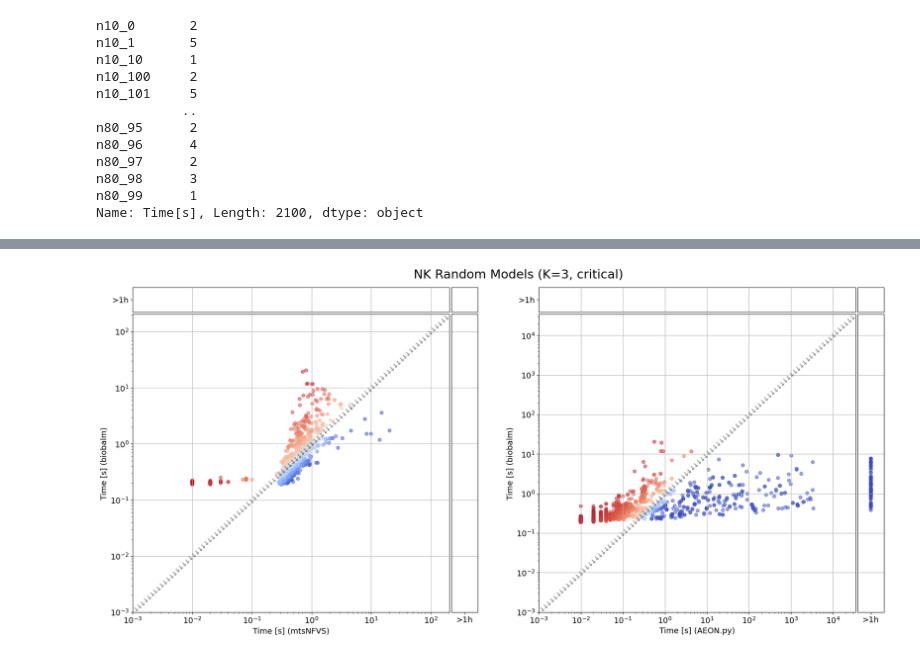
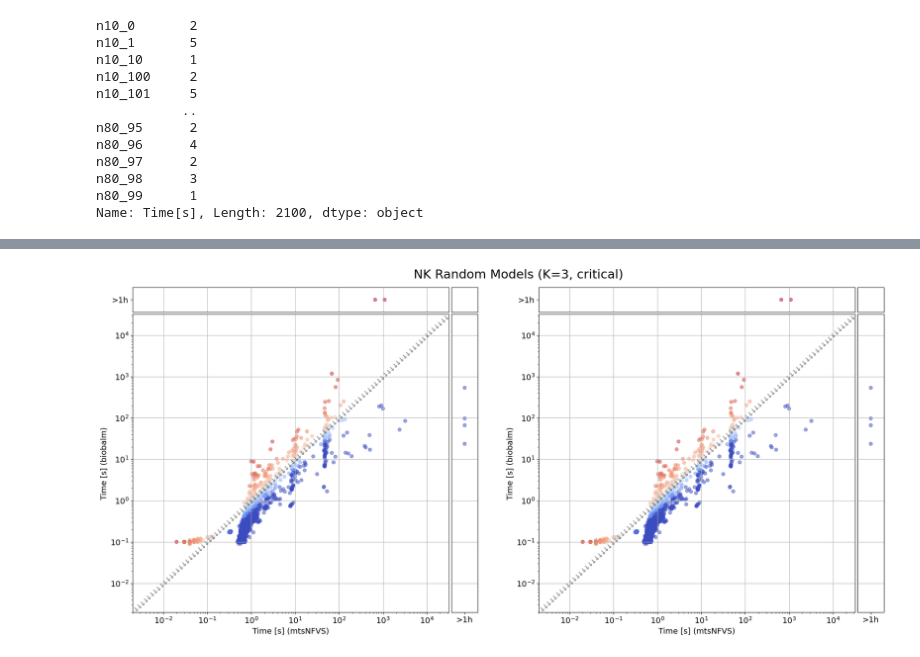
Before and after one commit to jcrozum/balm-analysis, a Jupyter notebook: analysis/benchmark_plots.ipynb, the cells around one changed output, grey strips where cells are left out. Saved outputs shown, nothing was run; the diff lists cells and outputs as text; code cells hidden in the pictures.

```diff
--- a/analysis/benchmark_plots.ipynb
+++ b/analysis/benchmark_plots.ipynb
@@ -8,18 +8,21 @@ results_dirs = {
     "mtsNFVS": "../benchmark/results-nfvs/",
     "AEON.py": "../benchmark/results-aeon/",
     "biobalm": "../benchmark/results-0.2.0/",
+    "biobalm (block)": "../benchmark/results-0.2.0/",
 }
 
 nk3_fnames = {  # will make others when they are ready
     "all": "random-nk3.csv",
     "biobalm-expand": "random-nk3-full-expand.csv",
     "biobalm-search": "random-nk3-full-attractors.csv",
+    "biobalm (block)": "random-nk3-block-attractors.csv",
 }
 
 colors = {
     "mtsNFVS": "#DDAA33",
     "AEON.py": "#BB5566",
     "biobalm": "#004488",
+    "biobalm (block)": "#66aadd",
 }
 # %%
 df_test = pd.read_csv(
@@ -114,13 +136,17 @@ def plot_scatter(dirs, fnames, title=""):
 
     fig.set_facecolor("white")
     figs = fig.subfigures(1, 2)
-    for afig, tool in zip(figs.flatten(), ["mtsNFVS", "AEON.py"]):
+    # for afig, tool in zip(figs.flatten(), ["mtsNFVS", "AEON.py"]):
+    for afig, tool in zip(figs.flatten(), ["mtsNFVS", "mtsNFVS"]):
         if tool == "mtsNFVS":
             df = pd.read_csv(
                 dirs[tool] + fnames["all"],
                 header=None,
                 skiprows=1,
                 names=["Benchmark", "Time[s]", "Notes"],
+            )
+            df["Time[s]"] = df["Time[s]"].apply(
+                lambda x: float("inf") if x == " fail" else float(x)
             )
             df.sort_values(by="Benchmark", inplace=True)
             t = df["Time[s]"]
@@ -136,23 +162,50 @@ def plot_scatter(dirs, fnames, title=""):
             )
             df.sort_values(by="Benchmark", inplace=True)
             t = df["Time[s]"]
-        else:
-            continue
-        df_exp = pd.read_csv(
-            dirs["biobalm"] + fnames["biobalm-expand"],
+        elif tool == "biobalm (block)":
+            df = pd.read_csv(
+                dirs[tool] + fnames["biobalm (block)"],
+                header=None,
+                skiprows=1,
+                names=["Benchmark", "Time[s]", "_1", "_2", "_3", "_4", "_5"],
+            )
+            df.sort_values(by="Benchmark", inplace=True)
+            df["Time[s]"] = df["Time[s]"].apply(
+                lambda x: float("inf") if x == " FAIL" else float(x)
+            )
+            t = df["Time[s]"]
+        elif tool == "biobalm":
+            df_exp = pd.read_csv(
+                dirs[tool] + fnames["biobalm-expand"],
+                header=None,
+                skiprows=1,
+                names=["Benchmark", "Time[s]", "_1", "_2", "_3"],
+            )
+            df_exp["Time[s]"] = df["Time[s]"].apply(
+                lambda x: float("inf") if x == " fail" else float(x)
+            )
+            df_att = pd.read_csv(
+                dirs[tool] + fnames["biobalm-search"],
+                header=None,
+                skiprows=1,
+                names=["Benchmark", "Time[s]", "_1", "_2", "_3", "_4"],
+            )
+            df_att["Time[s]"] = df["Time[s]"].apply(
+                lambda x: float("inf") if x == " fail" else float(x)
+            )
+            df.sort_values(by="Benchmark", inplace=True)
+            t = df_exp["Time[s]"] + df_att["Time[s]"]
+        df_compare = pd.read_csv(
+            dirs["biobalm (block)"] + fnames["biobalm (block)"],
             header=None,
             skiprows=1,
-            names=["Benchmark", "Time[s]", "_1", "_2", "_3"],
+            names=["Benchmark", "Time[s]", "_1", "_2", "_3", "_4", "_5"],
         )
-        df_exp.sort_values(by="Benchmark", inplace=True)
-        df_att = pd.read_csv(
-            dirs["biobalm"] + fnames["biobalm-search"],
-            header=None,
-            skiprows=1,
-            names=["Benchmark", "Time[s]", "_1", "_2", "_3", "_4"],
+        df_compare["Time[s]"] = df_compare["Time[s]"].apply(
+            lambda x: float("inf") if x == " FAIL" else float(x)
         )
-        df_att.sort_values(by="Benchmark", inplace=True)
-        t_bb = df_exp["Time[s]"] + df_att["Time[s]"]
+        df_compare.sort_values(by="Benchmark", inplace=True)
+        t_bb = df_compare["Time[s]"]
 
         axd = afig.subplot_mosaic(
             [
@@ -236,31 +289,31 @@ def plot_scatter(dirs, fnames, title=""):
         )
         axd["CompTimeout"].tick_params(axis="y", gridOn=True)
         axd["CompTimeout"].tick_params(axis="x", tick1On=True, labelbottom=True)
         axd["CompTimeout"].set_xticks([0])
         axd["CompTimeout"].set_xticklabels([">1h"], fontsize=14)
 
         axd["BothTimeout"].scatter(
             0 * t_bb[(t == float("inf")) & (t_bb == float("inf"))],
             0 * t_bb[(t == float("inf")) & (t_bb == float("inf"))],
             norm=CenteredNorm(vcenter=0, halfrange=0.5),
             c=0 * t_bb[(t == float("inf")) & (t_bb == float("inf"))],
             cmap="coolwarm_r",
             alpha=0.5,
         )
         axd["BothTimeout"].tick_params(
             which="both",
             labelbottom=False,
             labelleft=False,
             tick1On=False,
             tick2On=False,
         )
 
         afig.subplots_adjust(hspace=0.0135, wspace=0.0135)
 
     fig.subplots_adjust(bottom=0.08, left=0.05)
     fig.suptitle(title, fontsize=22, y=0.925)
 
 
 plot_scatter(results_dirs, nk3_fnames, title="NK Random Models (K=3, critical)")
 # %% [output]
-[figure, old version]
+[figure, new version]
```
Also changed, not shown: parts of 1 cell of this notebook, 4 other files.
